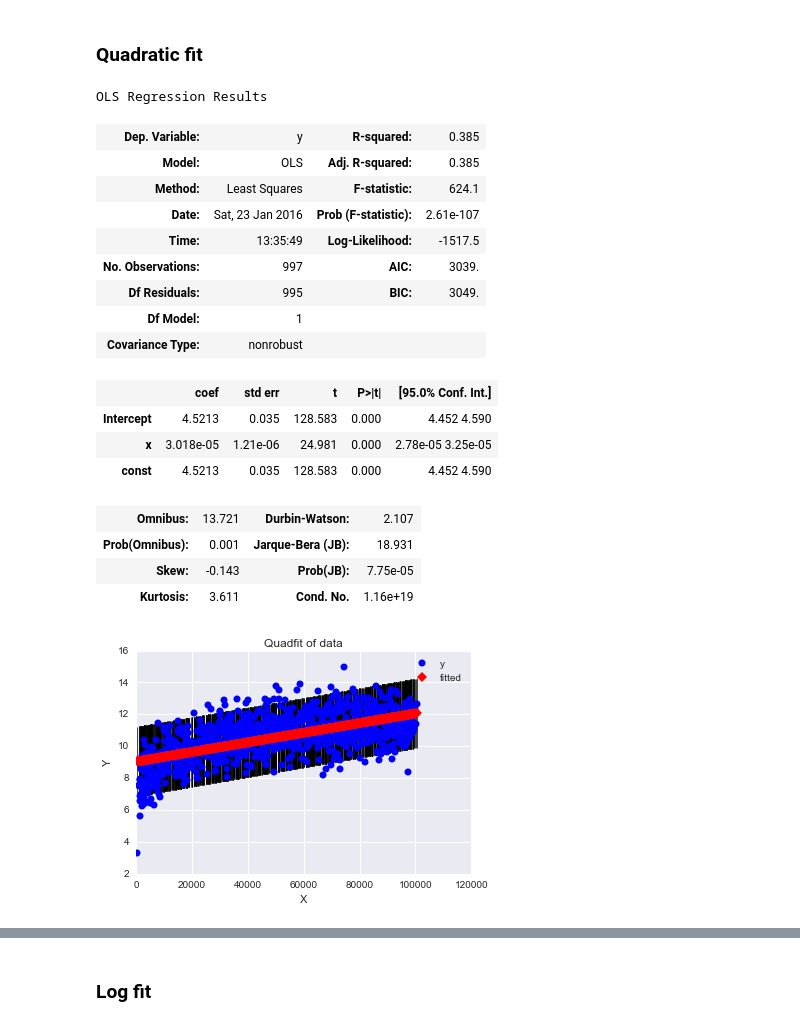
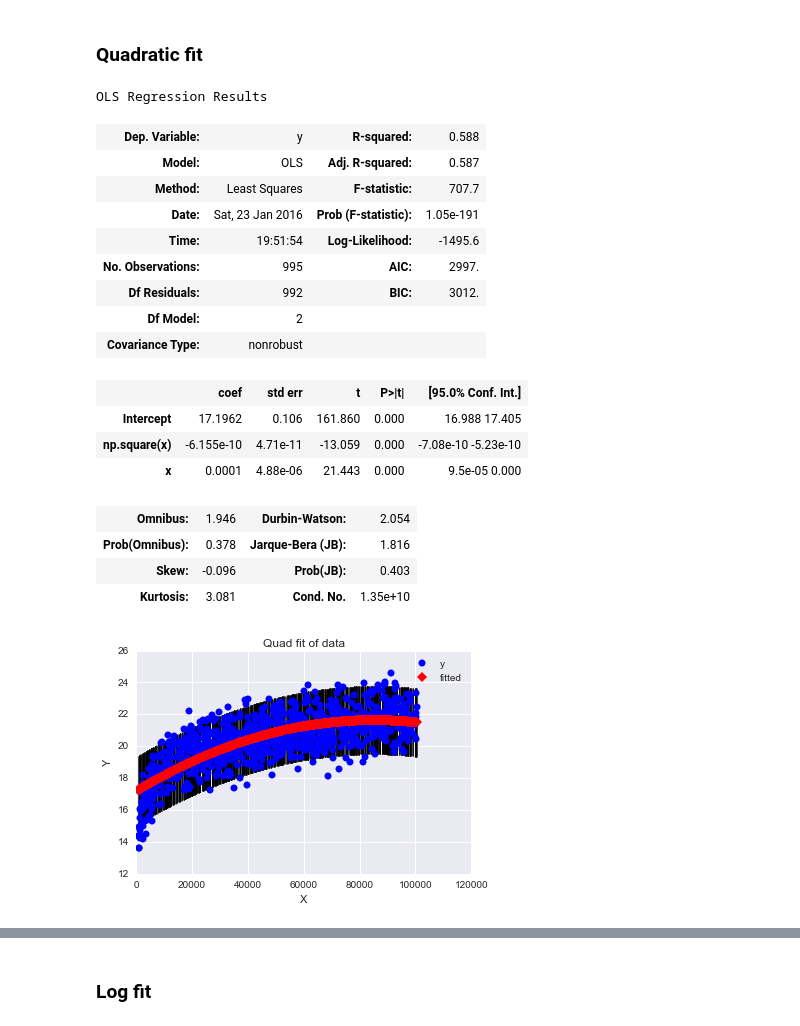
Before and after one commit to jpfreeley/ds, a Jupyter notebook: challenges/04-linear_learning/ken_m/linear_learnng.ipynb, the cells around one changed output, grey strips where cells are left out. Cells and saved outputs as stored; diff of their text form; code cells hidden in the pictures.

```diff
--- a/challenges/04-linear_learning/ken_m/linear_learnng.ipynb
+++ b/challenges/04-linear_learning/ken_m/linear_learnng.ipynb
@@ -21,10 +24,13 @@ import math
 # %% [markdown]
 ## Challenge 1
 # %%
+B0 = random.random()*10
+B1 = random.random()*10
+
 f = np.random.randn(1000)*1000
 x = np.random.choice(np.arange(1,100000), 1000) + f
 e = np.random.randn(1000)
-y = np.log(x) + e
+y = B0 + B1*np.log(x) + e
 # %%
 #print(log_data)
 # %%
@@ -37,11 +43,12 @@ plt.xscale('log')
 # %% [markdown]
 ### Quadratic fit
 # %%
-log_data = pd.DataFrame({'y':y, 'x':x})
-log_data['const'] = [1 for i in range(len(x))]
+log_data = pd.DataFrame({'y':y, 'x':x, 'x2': np.power(x,2)})
+log_data = log_data.dropna()
+#log_data['const'] = [1 for i in range(len(x))] <---- no need for this line when working with smf.ols
 # %%
 def getQuadModel(data):
-    model = smf.ols(formula='y ~ x**2 + const', data=data)
+    model = smf.ols(formula='y ~ np.square(x) + x', data=data)
     results = model.fit()
     return results
 # %%
@@ -56,24 +63,24 @@ quad_fit = getQuadModel(log_data)
 quad_fit.summary()
 # %% [output]
 OLS Regression Results
-| Dep. Variable: | y | R-squared: | 0.385 |
-| Model: | OLS | Adj. R-squared: | 0.385 |
-| Method: | Least Squares | F-statistic: | 624.1 |
-| Date: | Sat, 23 Jan 2016 | Prob (F-statistic): | 2.61e-107 |
-| Time: | 13:35:49 | Log-Likelihood: | -1517.5 |
-| No. Observations: | 997 | AIC: | 3039. |
-| Df Residuals: | 995 | BIC: | 3049. |
-| Df Model: | 1 |  |  |
+| Dep. Variable: | y | R-squared: | 0.588 |
+| Model: | OLS | Adj. R-squared: | 0.587 |
+| Method: | Least Squares | F-statistic: | 707.7 |
+| Date: | Sat, 23 Jan 2016 | Prob (F-statistic): | 1.05e-191 |
+| Time: | 19:51:54 | Log-Likelihood: | -1495.6 |
+| No. Observations: | 995 | AIC: | 2997. |
+| Df Residuals: | 992 | BIC: | 3012. |
+| Df Model: | 2 |  |  |
 | Covariance Type: | nonrobust |  |  |
 |  | coef | std err | t | P>|t| | [95.0% Conf. Int.] |
-| Intercept | 4.5213 | 0.035 | 128.583 | 0.000 | 4.452 4.590 |
-| x | 3.018e-05 | 1.21e-06 | 24.981 | 0.000 | 2.78e-05 3.25e-05 |
-| const | 4.5213 | 0.035 | 128.583 | 0.000 | 4.452 4.590 |
+| Intercept | 17.1962 | 0.106 | 161.860 | 0.000 | 16.988 17.405 |
+| np.square(x) | -6.155e-10 | 4.71e-11 | -13.059 | 0.000 | -7.08e-10 -5.23e-10 |
+| x | 0.0001 | 4.88e-06 | 21.443 | 0.000 | 9.5e-05 0.000 |
-| Omnibus: | 13.721 | Durbin-Watson: | 2.107 |
-| Prob(Omnibus): | 0.001 | Jarque-Bera (JB): | 18.931 |
-| Skew: | -0.143 | Prob(JB): | 7.75e-05 |
-| Kurtosis: | 3.611 | Cond. No. | 1.16e+19 |
+| Omnibus: | 1.946 | Durbin-Watson: | 2.054 |
+| Prob(Omnibus): | 0.378 | Jarque-Bera (JB): | 1.816 |
+| Skew: | -0.096 | Prob(JB): | 0.403 |
+| Kurtosis: | 3.081 | Cond. No. | 1.35e+10 |
 # %%
-getPlot(quad_fit, title='Quadfit of data')
+getPlot(quad_fit, title='Quad fit of data', var=2)
 # %% [output]
-[figure, old version]
+[figure, new version]
```
Also changed, not shown: parts of 24 cells of this notebook.
